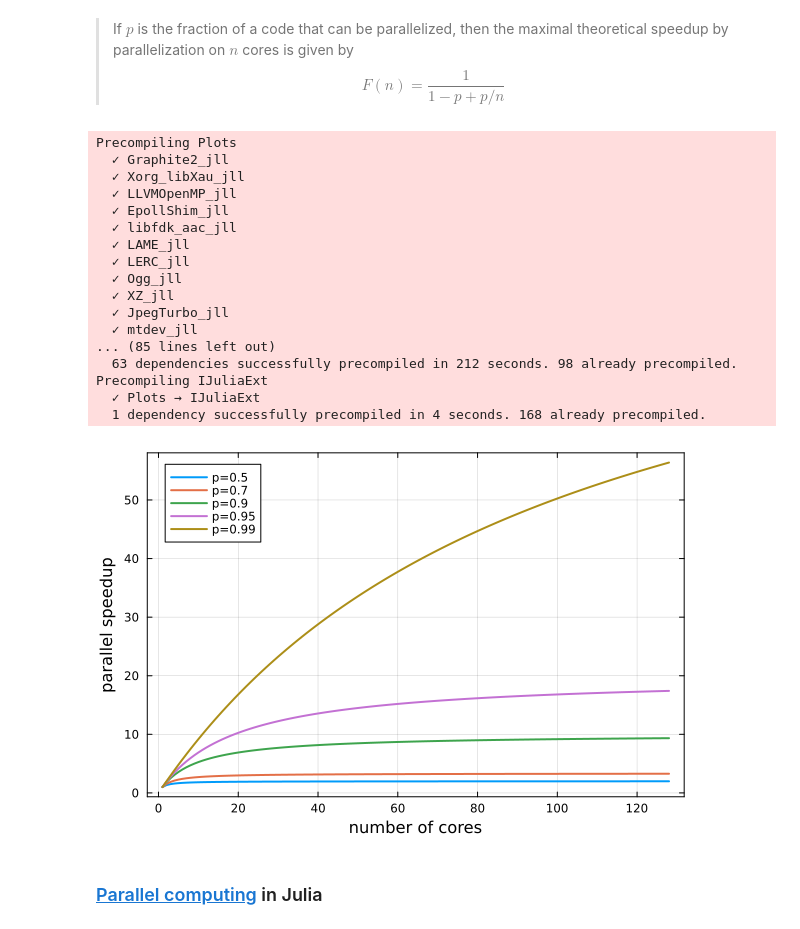
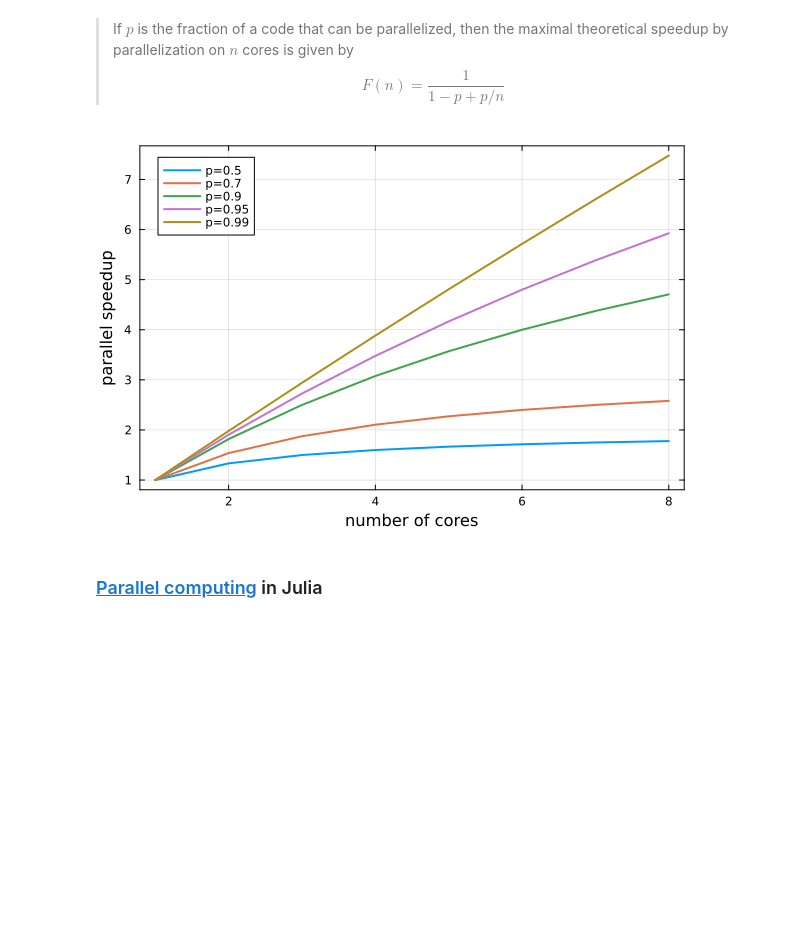
Before and after one commit to amontoison/Workshop-GERAD, a Jupyter notebook: parallel_computing.ipynb, the cells around one changed output. Cells and saved outputs as stored; diff of their text form; code cells hidden in the pictures; blank space fills up the shorter version.

```diff
--- a/parallel_computing.ipynb
+++ b/parallel_computing.ipynb
@@ -48,29 +48,12 @@ Naive strong scaling expectation: I have 4 cores, give me my 4x speedup!
 # %%
 using Plots
 F(p,n) = 1/(1-p + p/n)
 
 pl = plot()
 for p in (0.5, 0.7, 0.9, 0.95, 0.99)
-    plot!(pl, n -> F(p,n), 1:128, lab="p=$p", lw=2,
+    plot!(pl, n -> F(p,n), 1:8, lab="p=$p", lw=2,
         legend=:topleft, xlab="number of cores", ylab="parallel speedup", frame=:box)
 end
 pl
 # %% [output]
-Precompiling Plots
-  ✓ Graphite2_jll
-  ✓ Xorg_libXau_jll
-  ✓ LLVMOpenMP_jll
-  ✓ EpollShim_jll
-  ✓ libfdk_aac_jll
-  ✓ LAME_jll
-  ✓ LERC_jll
-  ✓ Ogg_jll
-  ✓ XZ_jll
-  ✓ JpegTurbo_jll
-  ✓ mtdev_jll
-... (85 lines left out)
-  63 dependencies successfully precompiled in 212 seconds. 98 already precompiled.
-Precompiling IJuliaExt
-  ✓ Plots → IJuliaExt
-  1 dependency successfully precompiled in 4 seconds. 168 already precompiled.
-[figure, old version]
+[figure, new version]
```
Also changed, not shown: parts of 2 cells of this notebook, 9 other files.
